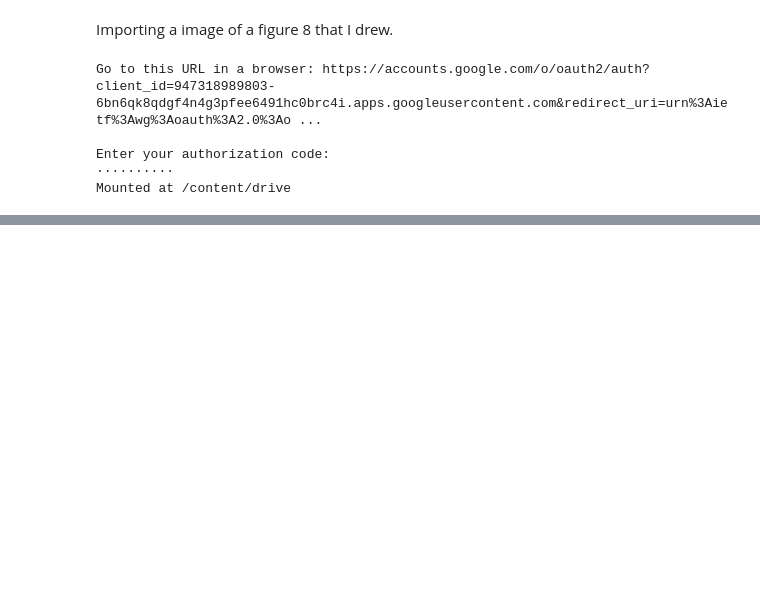
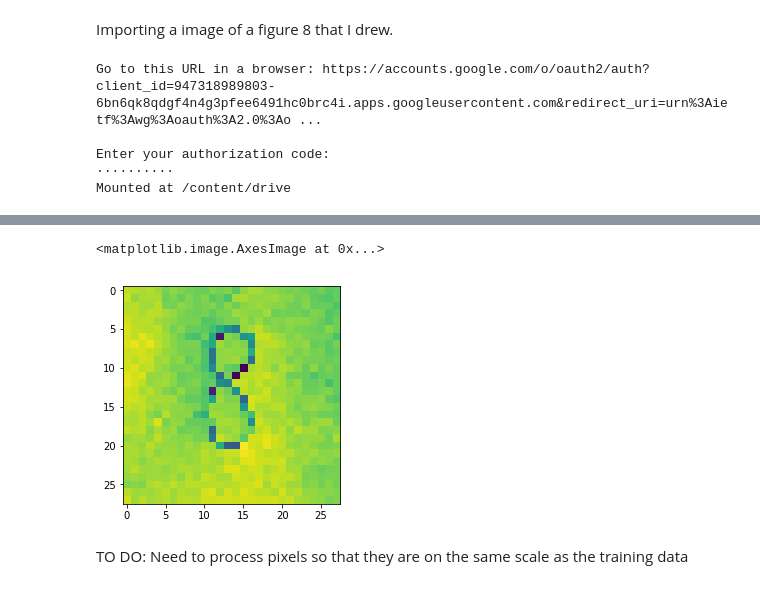
Before and after one commit to baldpanda/mnist, a Jupyter notebook: mnist.ipynb, the cells around one changed output, grey strips where cells are left out. Cells and saved outputs as stored; diff of their text form; code cells hidden in the pictures; blank space fills up the shorter version.

```diff
--- a/mnist.ipynb
+++ b/mnist.ipynb
@@ -261,0 +267,2 @@ list(fig_eight.getdata())
+# %%
+np_fig_eight_greyscale = np.array(fig_eight_greyscale)
@@ -261,0 +273,7 @@ list(fig_eight.getdata())
+# %%
+plt.imshow(np_fig_eight_greyscale)
+# %% [output]
+<matplotlib.image.AxesImage at 0x...>
+[figure, added]
+# %% [markdown]
+TO DO: Need to process pixels so that they are on the same scale as the training data
```
Also changed, not shown: parts of 18 cells of this notebook.
